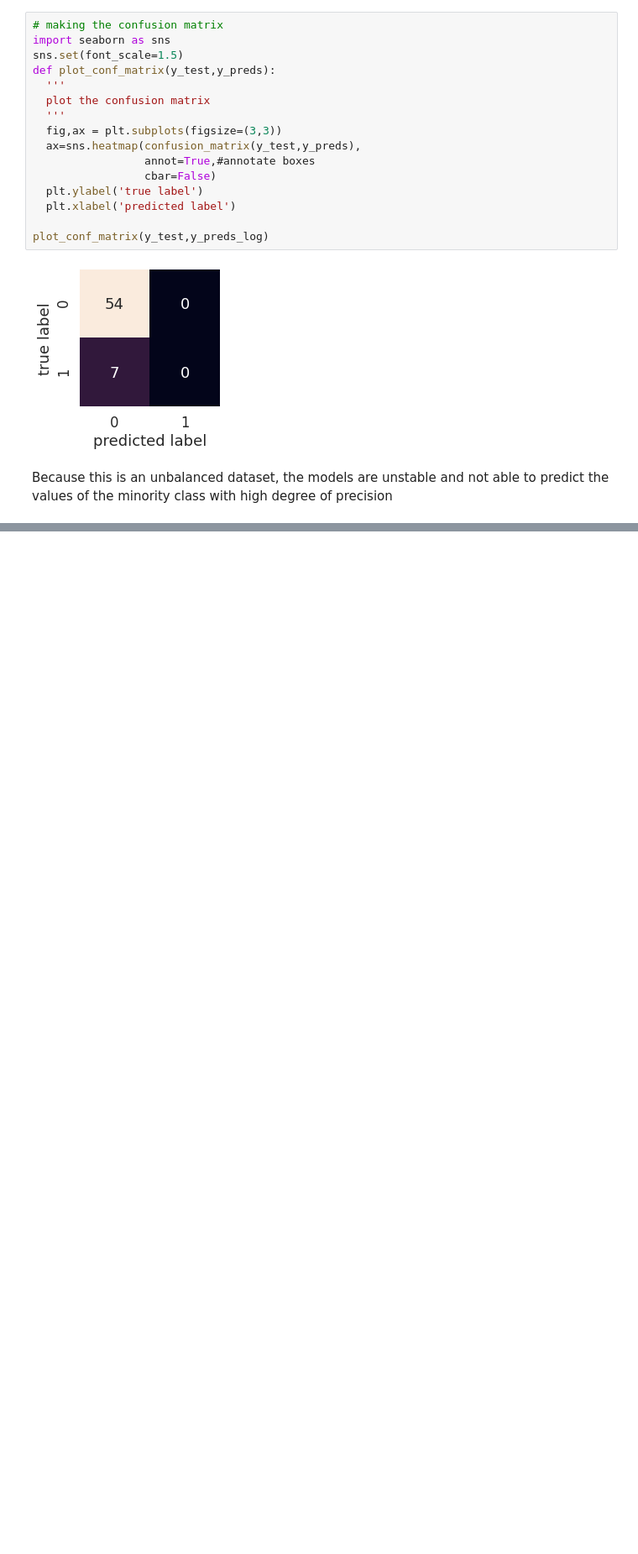
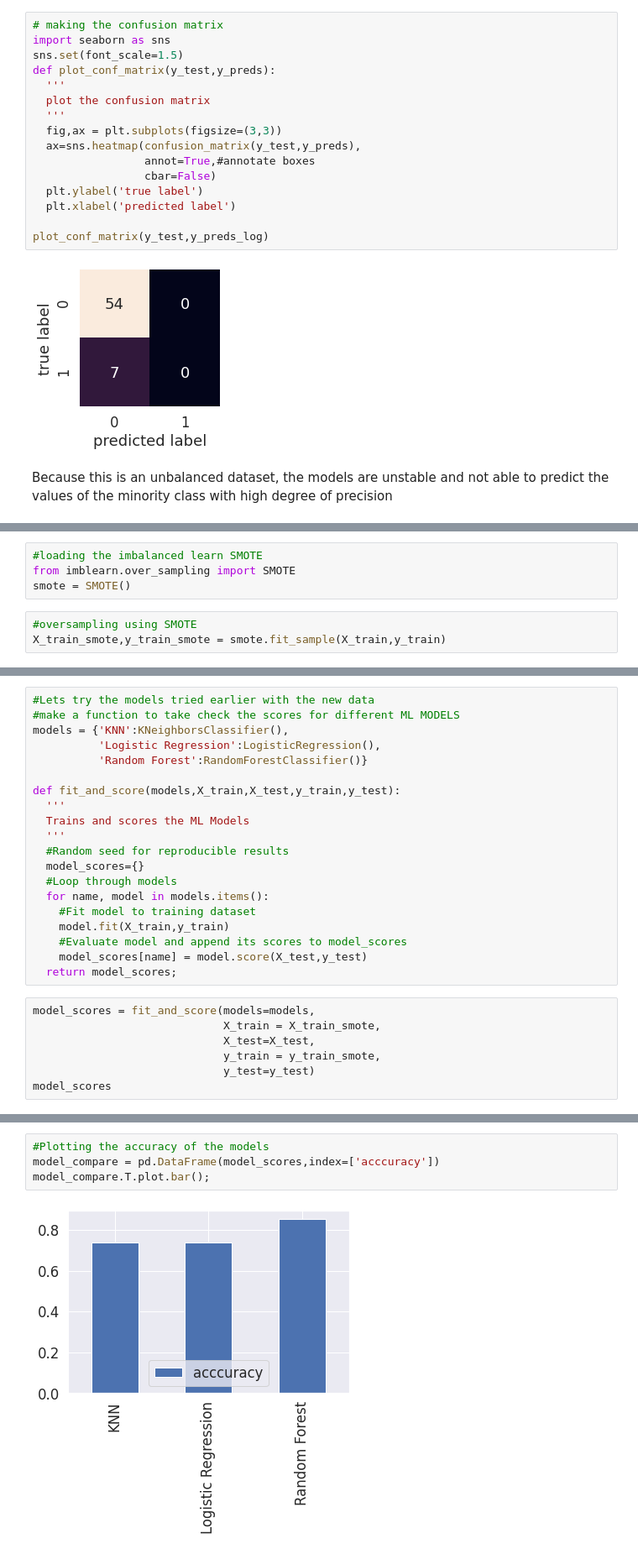
Before and after one commit to RMLAI/Projects, a Jupyter notebook: Heart_Disease.ipynb, the cells around one changed output, grey strips where cells are left out. Shown at 84% size. Saved outputs shown, nothing was run; the diff lists cells and outputs as text; blank space fills up the shorter version.

```diff
--- a/Heart_Disease.ipynb
+++ b/Heart_Disease.ipynb
@@ -1118,0 +1123,7 @@ Because this is an unbalanced dataset, the models are unstable and not able to p
+# %%
+#loading the imbalanced learn SMOTE
+from imblearn.over_sampling import SMOTE
+smote = SMOTE()
+# %%
+#oversampling using SMOTE
+X_train_smote,y_train_smote = smote.fit_sample(X_train,y_train)
@@ -1118,0 +1140,27 @@ Because this is an unbalanced dataset, the models are unstable and not able to p
+# %%
+#Lets try the models tried earlier with the new data
+#make a function to take check the scores for different ML MODELS
+models = {'KNN':KNeighborsClassifier(),
+          'Logistic Regression':LogisticRegression(),
+          'Random Forest':RandomForestClassifier()}
+
+def fit_and_score(models,X_train,X_test,y_train,y_test):
+  '''
+  Trains and scores the ML Models
+  '''
+  #Random seed for reproducible results
+  model_scores={}
+  #Loop through models
+  for name, model in models.items():
+    #Fit model to training dataset
+    model.fit(X_train,y_train)
+    #Evaluate model and append its scores to model_scores
+    model_scores[name] = model.score(X_test,y_test)
+  return model_scores;
+# %%
+model_scores = fit_and_score(models=models,
+                             X_train = X_train_smote,
+                             X_test=X_test,
+                             y_train = y_train_smote,
+                             y_test=y_test)
+model_scores
@@ -1118,0 +1178,6 @@ Because this is an unbalanced dataset, the models are unstable and not able to p
+# %%
+#Plotting the accuracy of the models
+model_compare = pd.DataFrame(model_scores,index=['acccuracy'])
+model_compare.T.plot.bar();
+# %% [output]
+[figure, added]
```
Also changed, not shown: parts of 15 cells of this notebook.
